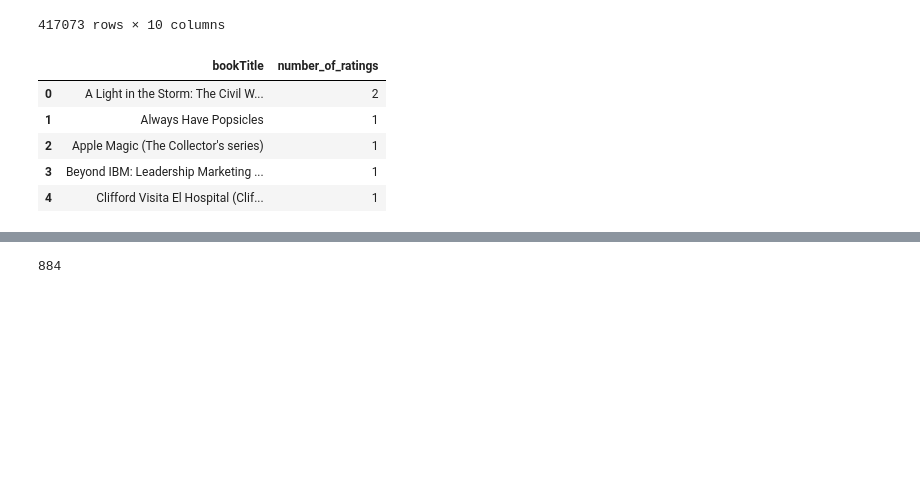
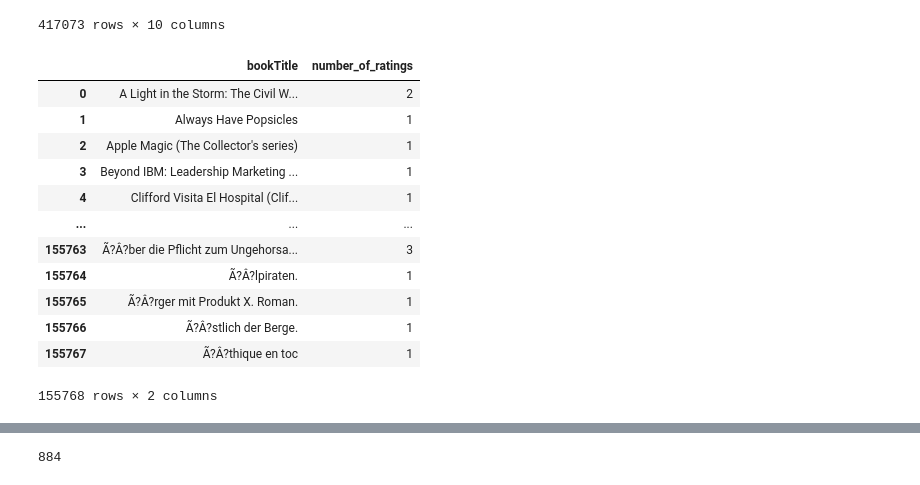
Before and after one commit to Elster512/Book-recommendation-system, a Jupyter notebook: lab.ipynb, the cells around one changed output, grey strips where cells are left out. Drawn from its saved outputs; the diff is of its cells as text; code cells hidden in the pictures; blank space fills up the shorter version.

```diff
--- a/lab.ipynb
+++ b/lab.ipynb
@@ -213,11 +213,18 @@ rating_with_books
 # %%
 number_rating = rating_with_books.groupby('bookTitle')['bookRating'].count().reset_index()
 number_rating.rename(columns= {'bookRating':'number_of_ratings'}, inplace=True)
-number_rating.head()
+number_rating
 # %% [output]
 |  | bookTitle | number_of_ratings |
 | 0 | A Light in the Storm: The Civil W... | 2 |
 | 1 | Always Have Popsicles | 1 |
 | 2 | Apple Magic (The Collector's series) | 1 |
 | 3 | Beyond IBM: Leadership Marketing ... | 1 |
 | 4 | Clifford Visita El Hospital (Clif... | 1 |
+| ... | ... | ... |
+| 155763 | Ã?Â?ber die Pflicht zum Ungehorsa... | 3 |
+| 155764 | Ã?Â?lpiraten. | 1 |
+| 155765 | Ã?Â?rger mit Produkt X. Roman. | 1 |
+| 155766 | Ã?Â?stlich der Berge. | 1 |
+| 155767 | Ã?Â?thique en toc | 1 |
+155768 rows × 2 columns
```
Also changed, not shown: parts of 7 cells of this notebook, 11 other files.
